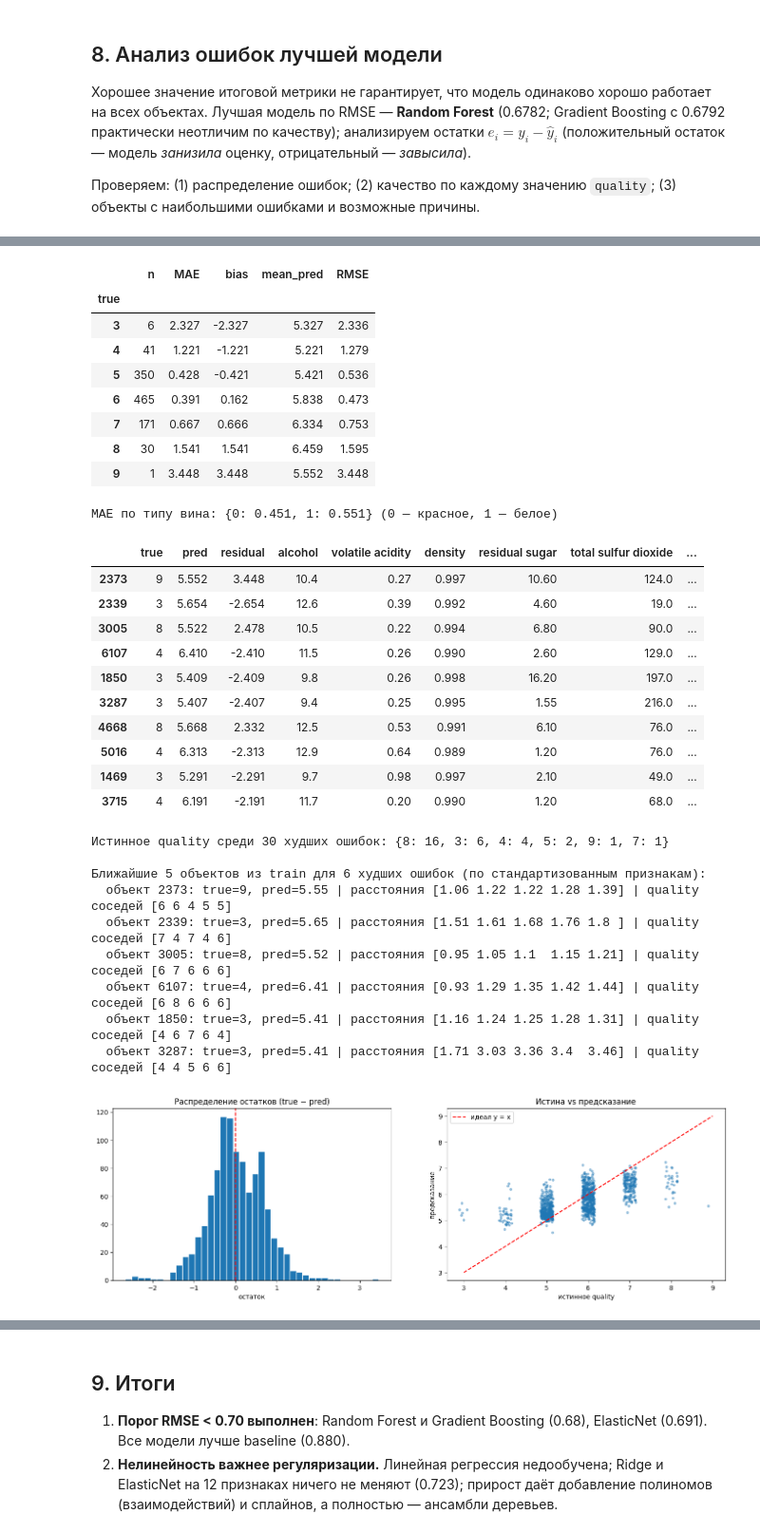
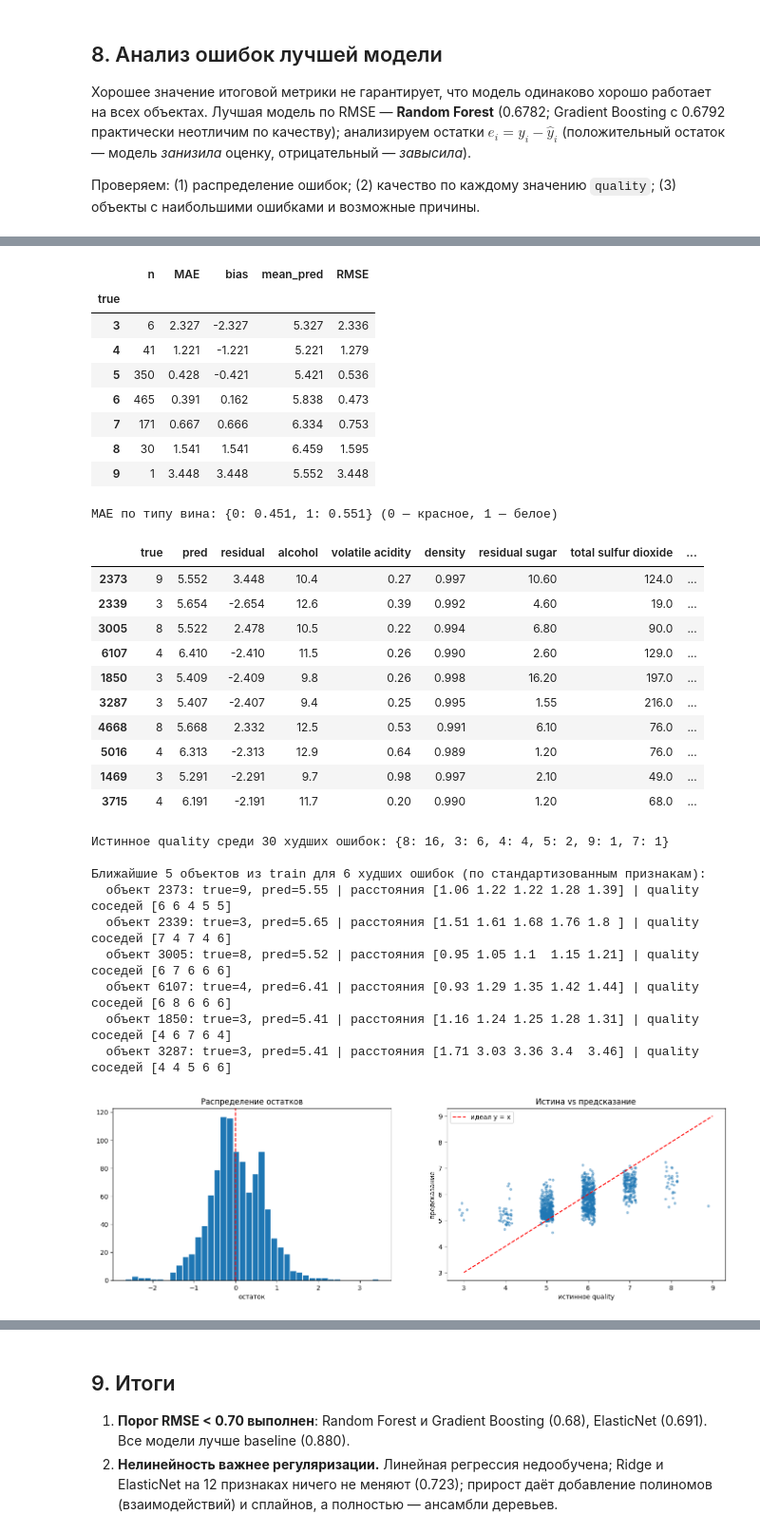
Before and after one commit to dalginichev1/ml_course_mai, a Jupyter notebook: regression/lab1.ipynb, the cells around one changed output, grey strips where cells are left out. Shown at 95% size. Cells and saved outputs as stored; diff of their text form; code cells hidden in the pictures.

```diff
--- a/regression/lab1.ipynb
+++ b/regression/lab1.ipynb
@@ -774,7 +723,7 @@ rng = np.random.default_rng(42)
 fig, axes = plt.subplots(1, 2, figsize=(17, 4.8))
 axes[0].hist(err["residual"], bins=40, edgecolor="white")
 axes[0].axvline(0, color="red", linestyle="--")
-axes[0].set_title("Распределение остатков (true − pred)"); axes[0].set_xlabel("остаток")
+axes[0].set_title("Распределение остатков"); axes[0].set_xlabel("остаток")
 
 axes[1].scatter(err["true"] + rng.uniform(-0.15, 0.15, len(err)), err["pred"], s=10, alpha=0.4)
 axes[1].plot([3, 9], [3, 9], "r--", label="идеал y = x")
@@ -785,7 +734,7 @@ axes[1].set_title("Истина vs предсказание"); axes[1].legend()
 e = err["residual"]
 sse_top = np.sort(e.values ** 2)[::-1][: int(0.05 * len(e))].sum() / (e ** 2).sum()
 print(f"Остатки: среднее {e.mean():.3f}, std {e.std():.3f}, асимметрия {e.skew():.2f}, эксцесс {e.kurt():.2f}")
-print(f"|ошибка| ≤ 0.5: {(e.abs() <= 0.5).mean():.1%} | ≤ 1: {(e.abs() <= 1).mean():.1%} | > 1.5: {(e.abs() > 1.5).sum()} объектов")
+print(f"|ошибка не больше 0.5: {(e.abs() <= 0.5).mean():.1%} | не больше 1: {(e.abs() <= 1).mean():.1%} | больше 1.5: {(e.abs() > 1.5).sum()} объектов")
 print(f"Доля суммы квадратов ошибок от худших 5% объектов: {sse_top:.1%}")
 print(f"RMSE / MAE = {root_mean_squared_error(y_test, best_pred) / mean_absolute_error(y_test, best_pred):.2f} (для нормальных остатков ≈ 1.25)")
 print(f"Диапазон предсказаний: {best_pred.min():.2f} … {best_pred.max():.2f}")
@@ -822,34 +771,34 @@ RMSE / MAE = 1.29 (для нормальных остатков ≈ 1.25)
 |  | n | MAE | bias | mean_pred | RMSE |
 | true |  |  |  |  |  |
 | 3 | 6 | 2.327 | -2.327 | 5.327 | 2.336 |
 | 4 | 41 | 1.221 | -1.221 | 5.221 | 1.279 |
 | 5 | 350 | 0.428 | -0.421 | 5.421 | 0.536 |
 | 6 | 465 | 0.391 | 0.162 | 5.838 | 0.473 |
 | 7 | 171 | 0.667 | 0.666 | 6.334 | 0.753 |
 | 8 | 30 | 1.541 | 1.541 | 6.459 | 1.595 |
 | 9 | 1 | 3.448 | 3.448 | 5.552 | 3.448 |
 MAE по типу вина: {0: 0.451, 1: 0.551} (0 — красное, 1 — белое)
 |  | true | pred | residual | alcohol | volatile acidity | density | residual sugar | total sulfur dioxide | ... |
 | 2373 | 9 | 5.552 | 3.448 | 10.4 | 0.27 | 0.997 | 10.60 | 124.0 | ... |
 | 2339 | 3 | 5.654 | -2.654 | 12.6 | 0.39 | 0.992 | 4.60 | 19.0 | ... |
 | 3005 | 8 | 5.522 | 2.478 | 10.5 | 0.22 | 0.994 | 6.80 | 90.0 | ... |
 | 6107 | 4 | 6.410 | -2.410 | 11.5 | 0.26 | 0.990 | 2.60 | 129.0 | ... |
 | 1850 | 3 | 5.409 | -2.409 | 9.8 | 0.26 | 0.998 | 16.20 | 197.0 | ... |
 | 3287 | 3 | 5.407 | -2.407 | 9.4 | 0.25 | 0.995 | 1.55 | 216.0 | ... |
 | 4668 | 8 | 5.668 | 2.332 | 12.5 | 0.53 | 0.991 | 6.10 | 76.0 | ... |
 | 5016 | 4 | 6.313 | -2.313 | 12.9 | 0.64 | 0.989 | 1.20 | 76.0 | ... |
 | 1469 | 3 | 5.291 | -2.291 | 9.7 | 0.98 | 0.997 | 2.10 | 49.0 | ... |
 | 3715 | 4 | 6.191 | -2.191 | 11.7 | 0.20 | 0.990 | 1.20 | 68.0 | ... |
 Истинное quality среди 30 худших ошибок: {8: 16, 3: 6, 4: 4, 5: 2, 9: 1, 7: 1}
 
 Ближайшие 5 объектов из train для 6 худших ошибок (по стандартизованным признакам):
   объект 2373: true=9, pred=5.55 | расстояния [1.06 1.22 1.22 1.28 1.39] | quality соседей [6 6 4 5 5]
   объект 2339: true=3, pred=5.65 | расстояния [1.51 1.61 1.68 1.76 1.8 ] | quality соседей [7 4 7 4 6]
   объект 3005: true=8, pred=5.52 | расстояния [0.95 1.05 1.1  1.15 1.21] | quality соседей [6 7 6 6 6]
   объект 6107: true=4, pred=6.41 | расстояния [0.93 1.29 1.35 1.42 1.44] | quality соседей [6 8 6 6 6]
   объект 1850: true=3, pred=5.41 | расстояния [1.16 1.24 1.25 1.28 1.31] | quality соседей [4 6 7 6 4]
   объект 3287: true=3, pred=5.41 | расстояния [1.71 3.03 3.36 3.4  3.46] | quality соседей [4 4 5 6 6]
-[figure, old version]
+[figure, new version]
 # %% [markdown]
 ### Выводы по анализу ошибок
 
```
Also changed, not shown: parts of 13 cells of this notebook, 3 other files.
